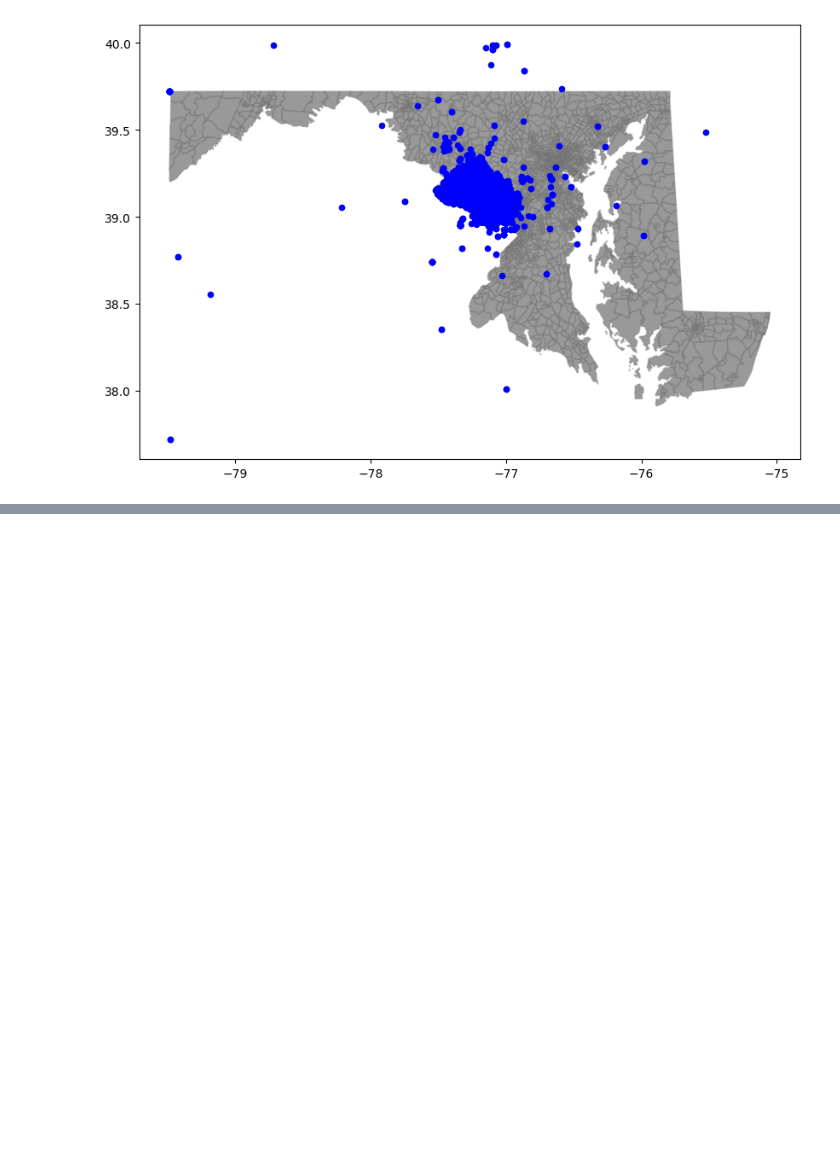
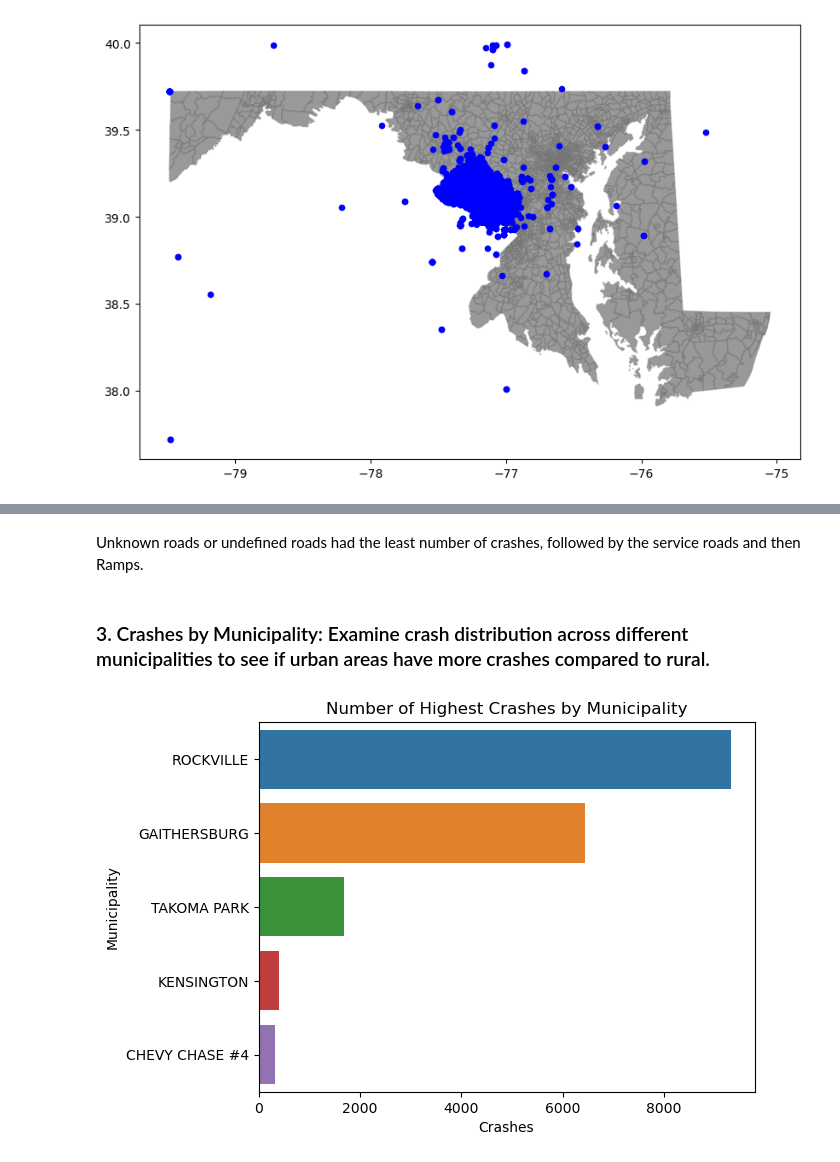
Before and after one commit to ris3abh/Collisions_prediction, a Jupyter notebook: code/EDA_rishabh.ipynb, the cells around one changed output, grey strips where cells are left out. Cells and saved outputs as stored; diff of their text form; code cells hidden in the pictures; blank space fills up the shorter version.

```diff
--- a/code/EDA_rishabh.ipynb
+++ b/code/EDA_rishabh.ipynb
@@ -62,0 +81,16 @@ plt.show()
+# %% [markdown]
+Unknown roads or undefined roads had the least number of crashes, followed by the service roads and then Ramps.
+# %% [markdown]
+### 3.	Crashes by Municipality: Examine crash distribution across different municipalities to see if urban areas have more crashes compared to rural.
+# %%
+# Crashes by Municipality: Examine crash distribution across different municipalities to see if urban areas have more crashes compared to rural.
+
+road_type = df['Municipality'].value_counts().reset_index()
+road_type.columns = ['Municipality', 'Crashes']
+
+# plotting the top 5 municipalities
+sns.barplot(x='Crashes', y='Municipality', data=road_type.head(5))
+plt.title('Number of Highest Crashes by Municipality')
+plt.show()
+# %% [output]
+[figure, added]
```
Also changed, not shown: parts of 20 cells of this notebook.
